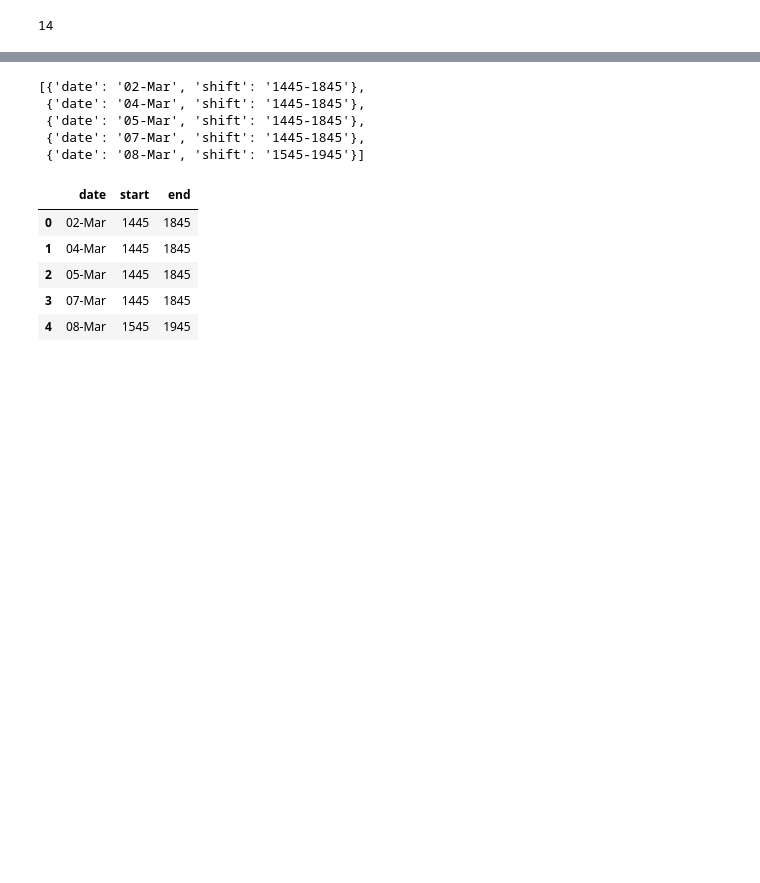
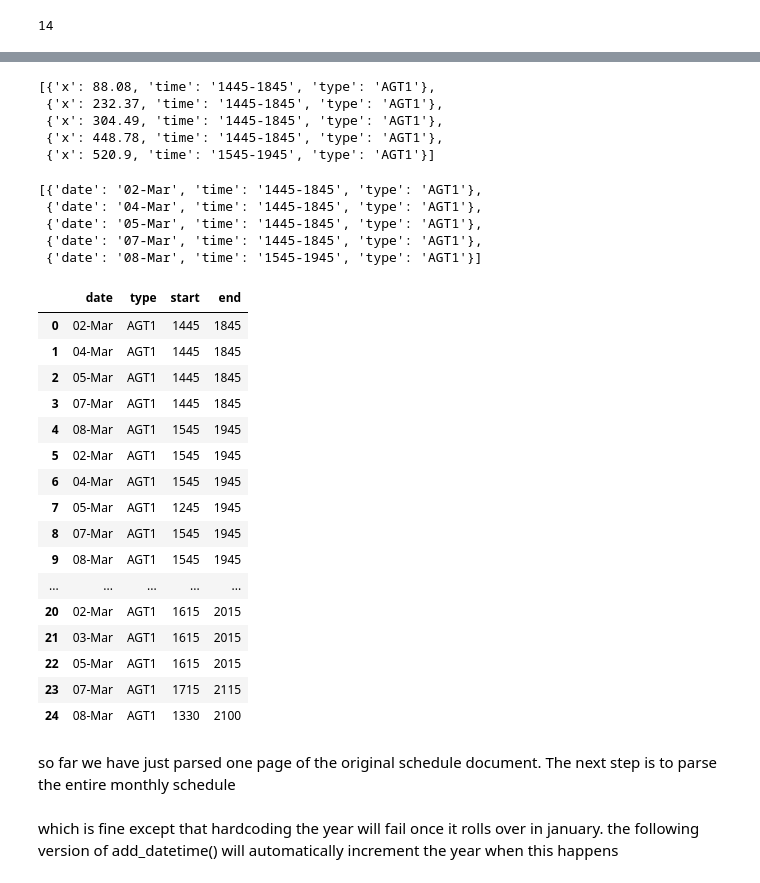
Before and after one commit to imax37/compass-dash, a Jupyter notebook: notebooks/playground.ipynb, the cells around one changed output, grey strips where cells are left out. Drawn from its saved outputs; the diff is of its cells as text; code cells hidden in the pictures; blank space fills up the shorter version.

```diff
--- a/examples.ipynb
+++ b/notebooks/playground.ipynb
@@ -379,10 +356,20 @@ for x in Ian_shifts:
+# %%
+Ian_shifts_with_type  = match_shift_types(Ian_shifts, words, Ian_rows['shiftTypeRow'], 20, 20)
+
+Ian_shifts_with_type
+# %% [output]
+[{'x': 88.08, 'time': '1445-1845', 'type': 'AGT1'},
+ {'x': 232.37, 'time': '1445-1845', 'type': 'AGT1'},
+ {'x': 304.49, 'time': '1445-1845', 'type': 'AGT1'},
+ {'x': 448.78, 'time': '1445-1845', 'type': 'AGT1'},
+ {'x': 520.9, 'time': '1545-1945', 'type': 'AGT1'}]
 # %%
 def assign_dates(shifts, date_columns):
 
     results = []
 
     for shift in shifts:
-        x = shift["x0"]
+        x = shift["x"]
 
         closest = min(
             date_columns,
@@ -391,41 +378,56 @@ def assign_dates(shifts, date_columns):
 
         results.append({
             "date": closest["date"],
-            "shift": shift["text"]
+            "time": shift["time"],
+            "type": shift["type"]
         })
 
     return results
 # %%
-results = assign_dates(Ian_shifts, date_columns)
+results = assign_dates(Ian_shifts_with_type, date_columns)
 results
 # %% [output]
-[{'date': '02-Mar', 'shift': '1445-1845'},
- {'date': '04-Mar', 'shift': '1445-1845'},
- {'date': '05-Mar', 'shift': '1445-1845'},
- {'date': '07-Mar', 'shift': '1445-1845'},
- {'date': '08-Mar', 'shift': '1545-1945'}]
+[{'date': '02-Mar', 'time': '1445-1845', 'type': 'AGT1'},
+ {'date': '04-Mar', 'time': '1445-1845', 'type': 'AGT1'},
+ {'date': '05-Mar', 'time': '1445-1845', 'type': 'AGT1'},
+ {'date': '07-Mar', 'time': '1445-1845', 'type': 'AGT1'},
+ {'date': '08-Mar', 'time': '1545-1945', 'type': 'AGT1'}]
 # %%
-def build_dataframce(results):
+def build_dataframe(results):
 
     data = []
 
     for r in results:
-        start, end = r["shift"].split("-")
+        start, end = r["time"].split("-")
 
         data.append({
             "date":r["date"],
+            "type": r['type'],
             "start": start,
-            "end" : end
+            "end": end
         })
 
     return pd.DataFrame(data)
 # %%
-df = build_dataframce(results)
+df = build_dataframe(results)
 df
 # %% [output]
-|  | date | start | end |
-| 0 | 02-Mar | 1445 | 1845 |
-| 1 | 04-Mar | 1445 | 1845 |
-| 2 | 05-Mar | 1445 | 1845 |
-| 3 | 07-Mar | 1445 | 1845 |
-| 4 | 08-Mar | 1545 | 1945 |
+|  | date | type | start | end |
+| 0 | 02-Mar | AGT1 | 1445 | 1845 |
+| 1 | 04-Mar | AGT1 | 1445 | 1845 |
+| 2 | 05-Mar | AGT1 | 1445 | 1845 |
+| 3 | 07-Mar | AGT1 | 1445 | 1845 |
+| 4 | 08-Mar | AGT1 | 1545 | 1945 |
+| 5 | 02-Mar | AGT1 | 1545 | 1945 |
+| 6 | 04-Mar | AGT1 | 1545 | 1945 |
+| 7 | 05-Mar | AGT1 | 1245 | 1945 |
+| 8 | 07-Mar | AGT1 | 1545 | 1945 |
+| 9 | 08-Mar | AGT1 | 1545 | 1945 |
+| ... | ... | ... | ... | ... |
+| 20 | 02-Mar | AGT1 | 1615 | 2015 |
+| 21 | 03-Mar | AGT1 | 1615 | 2015 |
+| 22 | 05-Mar | AGT1 | 1615 | 2015 |
+| 23 | 07-Mar | AGT1 | 1715 | 2115 |
+| 24 | 08-Mar | AGT1 | 1330 | 2100 |
+# %% [markdown]
+so far we have just parsed one page of the original schedule document. The next step is to parse the entire monthly schedule
@@ -431,0 +458,2 @@ df
+# %% [markdown]
+which is fine except that hardcoding the year will fail once it rolls over in january. the following version of add_datetime() will automatically increment the year when this happens
```
Also changed, not shown: parts of 24 cells of this notebook, 2 other files.
